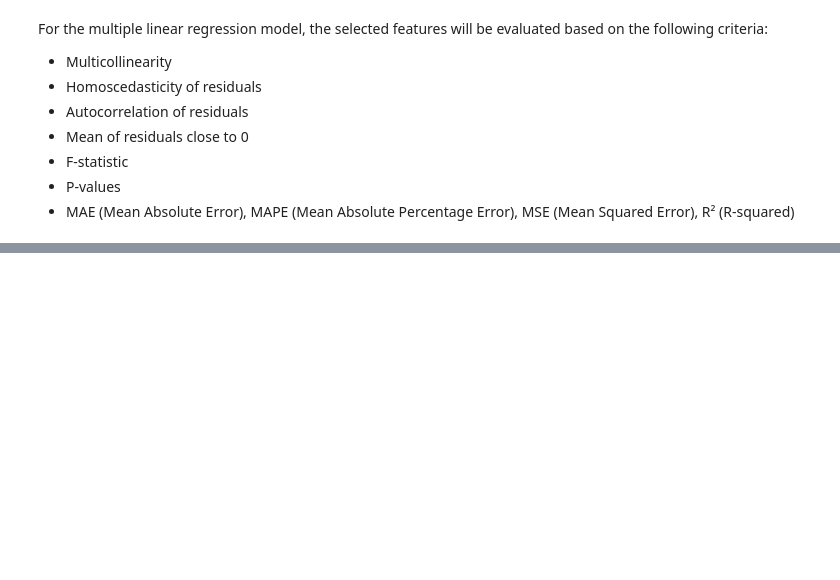
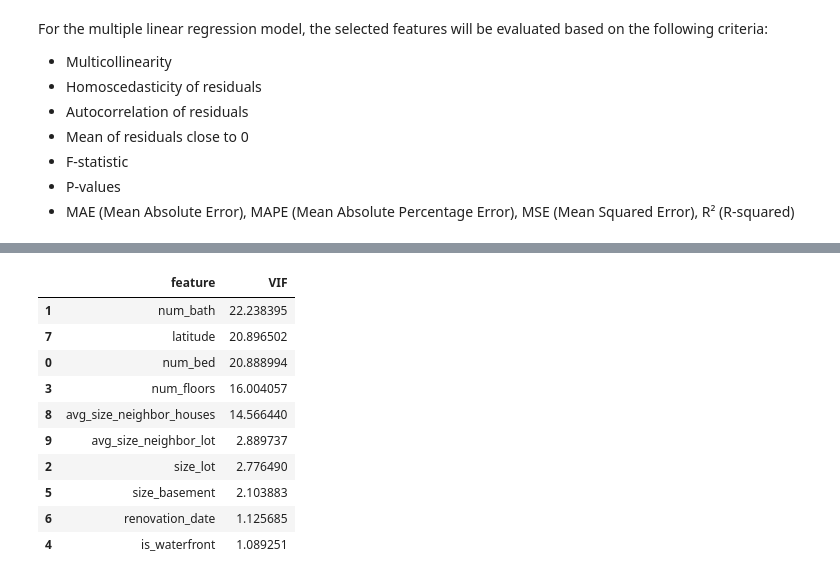
Before and after one commit to gpaschoalinoto/ml-regression-models, a Jupyter notebook: housing-sales-king-county/housing_sales_regression.ipynb, the cells around one changed output, grey strips where cells are left out. Cells and saved outputs as stored; diff of their text form; code cells hidden in the pictures; blank space fills up the shorter version.

```diff
--- a/housing-sales-king-county/housing_sales_regression.ipynb
+++ b/housing-sales-king-county/housing_sales_regression.ipynb
@@ -386,0 +439,18 @@ For the multiple linear regression model, the selected features will be evaluate
+# %%
+#dropping feature size_house e re-evaluating VIF
+cols_x = remaining_features.copy()
+cols_x.remove('price')
+cols_x.remove('size_house')
+vif_score(df_train_houses, cols_x)
+# %% [output]
+|  | feature | VIF |
+| 1 | num_bath | 22.238395 |
+| 7 | latitude | 20.896502 |
+| 0 | num_bed | 20.888994 |
+| 3 | num_floors | 16.004057 |
+| 8 | avg_size_neighbor_houses | 14.566440 |
+| 9 | avg_size_neighbor_lot | 2.889737 |
+| 2 | size_lot | 2.776490 |
+| 5 | size_basement | 2.103883 |
+| 6 | renovation_date | 1.125685 |
+| 4 | is_waterfront | 1.089251 |
```
Also changed, not shown: parts of 28 cells of this notebook.
